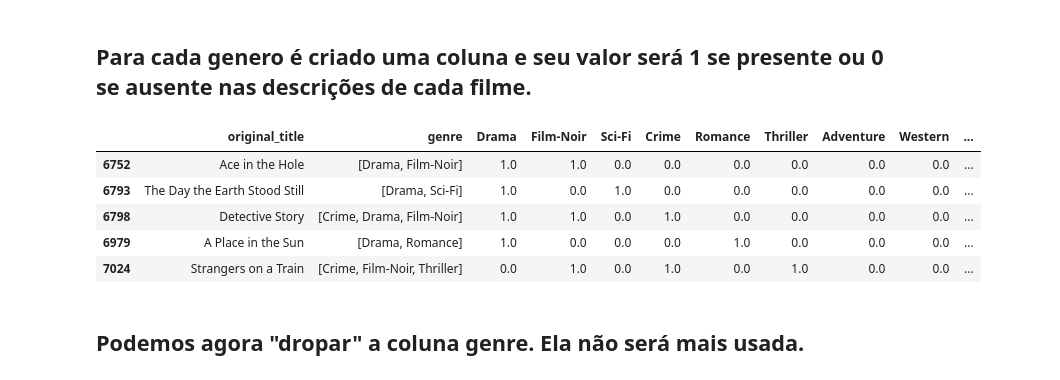
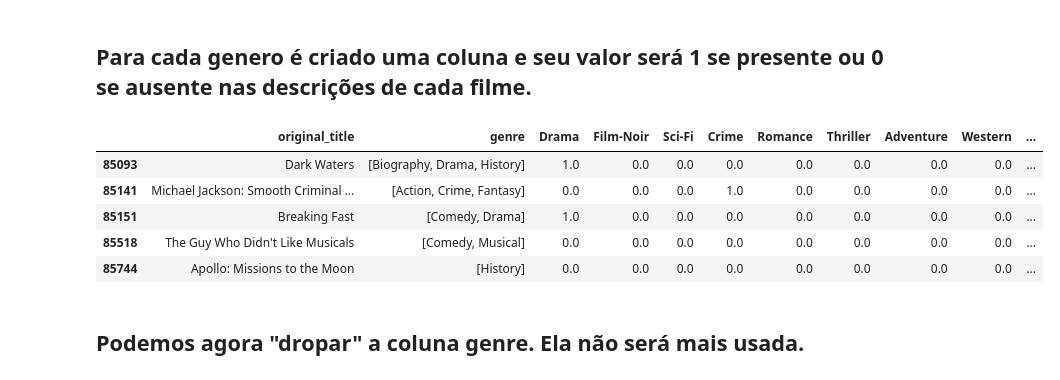
Before and after one commit to leodrivera/Leo_Notebooks, a Jupyter notebook: Semana8/Semana8_1.ipynb, the cells around one changed output. Cells and saved outputs as stored; diff of their text form; code cells hidden in the pictures.

```diff
--- a/Semana8/Semana8_1.ipynb
+++ b/Semana8/Semana8_1.ipynb
@@ -79,6 +80,8 @@ for i in range(len(kx)):
 # %%
 df_title_basics[["year"]] = df_title_basics[["year"]].apply(pd.to_numeric)
-df_temp = df_title_basics[(df_title_basics['year'] > 1950) & (df_title_basics['country'] == 'USA') & (df_title_basics['avg_vote'] > 7.5) ]
+df_temp = df_title_basics[(df_title_basics['year'] > 1950)\
+                          & (df_title_basics['country'] == 'USA')\
+                          & (df_title_basics['avg_vote'] > 7.5) ]
 movies_df = df_temp[['original_title','genre']]
 # %%
 movies_df.tail()
@@ -121,18 +132,18 @@ movies_df
 # %%
 moviesWithGenres_df = movies_df.copy()
 for index, row in movies_df.iterrows():
     for genre in row['genre']:
         moviesWithGenres_df.at[index, genre] = 1
 #Filling in the NaN values with 0 to show that a movie doesn't have that column's genre
 moviesWithGenres_df = moviesWithGenres_df.fillna(0)
-moviesWithGenres_df.head()
+moviesWithGenres_df.tail()
 # %% [output]
 |  | original_title | genre | Drama | Film-Noir | Sci-Fi | Crime | Romance | Thriller | Adventure | Western | ... |
-| 6752 | Ace in the Hole | [Drama, Film-Noir] | 1.0 | 1.0 | 0.0 | 0.0 | 0.0 | 0.0 | 0.0 | 0.0 | ... |
-| 6793 | The Day the Earth Stood Still | [Drama, Sci-Fi] | 1.0 | 0.0 | 1.0 | 0.0 | 0.0 | 0.0 | 0.0 | 0.0 | ... |
-| 6798 | Detective Story | [Crime, Drama, Film-Noir] | 1.0 | 1.0 | 0.0 | 1.0 | 0.0 | 0.0 | 0.0 | 0.0 | ... |
-| 6979 | A Place in the Sun | [Drama, Romance] | 1.0 | 0.0 | 0.0 | 0.0 | 1.0 | 0.0 | 0.0 | 0.0 | ... |
-| 7024 | Strangers on a Train | [Crime, Film-Noir, Thriller] | 0.0 | 1.0 | 0.0 | 1.0 | 0.0 | 1.0 | 0.0 | 0.0 | ... |
+| 85093 | Dark Waters | [Biography, Drama, History] | 1.0 | 0.0 | 0.0 | 0.0 | 0.0 | 0.0 | 0.0 | 0.0 | ... |
+| 85141 | Michael Jackson: Smooth Criminal ... | [Action, Crime, Fantasy] | 0.0 | 0.0 | 0.0 | 1.0 | 0.0 | 0.0 | 0.0 | 0.0 | ... |
+| 85151 | Breaking Fast | [Comedy, Drama] | 1.0 | 0.0 | 0.0 | 0.0 | 0.0 | 0.0 | 0.0 | 0.0 | ... |
+| 85518 | The Guy Who Didn't Like Musicals | [Comedy, Musical] | 0.0 | 0.0 | 0.0 | 0.0 | 0.0 | 0.0 | 0.0 | 0.0 | ... |
+| 85744 | Apollo: Missions to the Moon | [History] | 0.0 | 0.0 | 0.0 | 0.0 | 0.0 | 0.0 | 0.0 | 0.0 | ... |
 # %% [markdown]
 ## Podemos agora "dropar" a coluna genre. Ela não será mais usada.
 # %%
```
Also changed, not shown: parts of 8 cells of this notebook.
